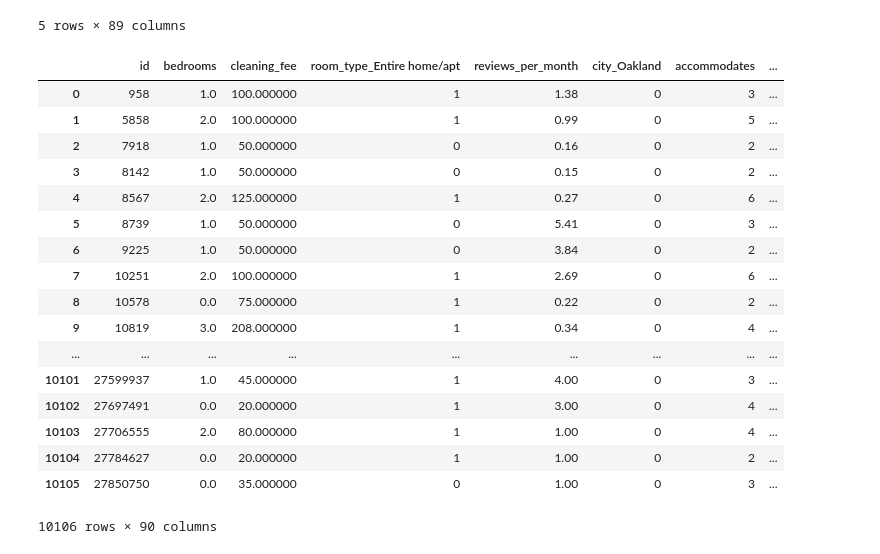
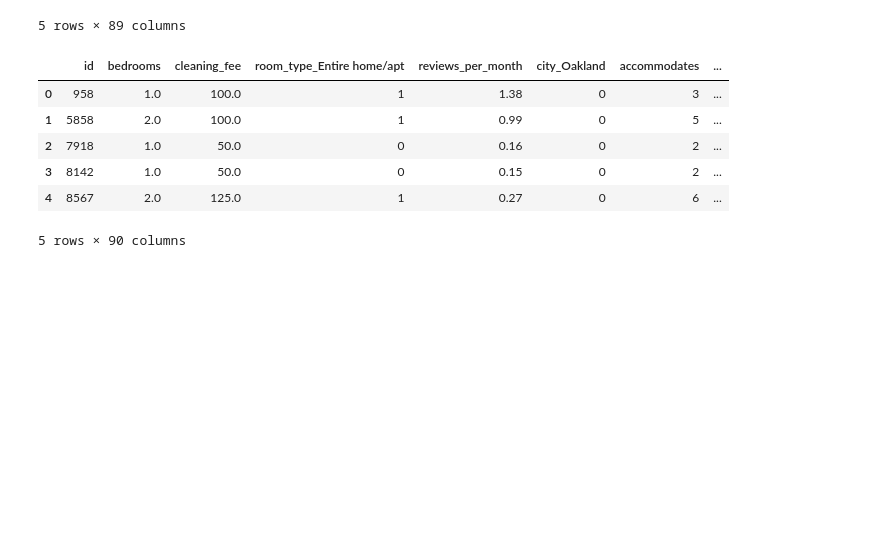
Before and after one commit to xzhou110/Airbnb, a Jupyter notebook: 01. airbnb_house_listings.ipynb, the cells around one changed output. Drawn from its saved outputs; the diff is of its cells as text; code cells hidden in the pictures; blank space fills up the shorter version.

```diff
--- a/01. airbnb_house_listings.ipynb
+++ b/01. airbnb_house_listings.ipynb
@@ -803,45 +773,34 @@ df_important_features.head()
 # %%
 # Added District and jurisdiction informaiton for future use
 
 df_listings_top_features = pd.merge(left=df_important_features,
                                     right=df_district,
                                     how ='left',
                                     left_on='id',
                                     right_on='id')
 
 
 df_listings_top_features = pd.merge(left=df_important_features,
                                     right=df_jurisdiction,
                                     how ='left',
                                     left_on='id',
                                     right_on='id')
 
 
 # Renamed columns used for furture reference to avoid confusion
 
 df_listings_top_features.rename(columns={'district':'ref_dist',
                                         'jurisdiction_names': 'ref_juri'},
                                inplace=True)
-df_listings_top_features
+df_listings_top_features.head()
 # %% [output]
 |  | id | bedrooms | cleaning_fee | room_type_Entire home/apt | reviews_per_month | city_Oakland | accommodates | ... |
-| 0 | 958 | 1.0 | 100.000000 | 1 | 1.38 | 0 | 3 | ... |
-| 1 | 5858 | 2.0 | 100.000000 | 1 | 0.99 | 0 | 5 | ... |
-| 2 | 7918 | 1.0 | 50.000000 | 0 | 0.16 | 0 | 2 | ... |
-| 3 | 8142 | 1.0 | 50.000000 | 0 | 0.15 | 0 | 2 | ... |
-| 4 | 8567 | 2.0 | 125.000000 | 1 | 0.27 | 0 | 6 | ... |
-| 5 | 8739 | 1.0 | 50.000000 | 0 | 5.41 | 0 | 3 | ... |
-| 6 | 9225 | 1.0 | 50.000000 | 0 | 3.84 | 0 | 2 | ... |
-| 7 | 10251 | 2.0 | 100.000000 | 1 | 2.69 | 0 | 6 | ... |
-| 8 | 10578 | 0.0 | 75.000000 | 1 | 0.22 | 0 | 2 | ... |
-| 9 | 10819 | 3.0 | 208.000000 | 1 | 0.34 | 0 | 4 | ... |
-| ... | ... | ... | ... | ... | ... | ... | ... | ... |
-| 10101 | 27599937 | 1.0 | 45.000000 | 1 | 4.00 | 0 | 3 | ... |
-| 10102 | 27697491 | 0.0 | 20.000000 | 1 | 3.00 | 0 | 4 | ... |
-| 10103 | 27706555 | 2.0 | 80.000000 | 1 | 1.00 | 0 | 4 | ... |
-| 10104 | 27784627 | 0.0 | 20.000000 | 1 | 1.00 | 0 | 2 | ... |
-| 10105 | 27850750 | 0.0 | 35.000000 | 0 | 1.00 | 0 | 3 | ... |
+| 0 | 958 | 1.0 | 100.0 | 1 | 1.38 | 0 | 3 | ... |
+| 1 | 5858 | 2.0 | 100.0 | 1 | 0.99 | 0 | 5 | ... |
+| 2 | 7918 | 1.0 | 50.0 | 0 | 0.16 | 0 | 2 | ... |
+| 3 | 8142 | 1.0 | 50.0 | 0 | 0.15 | 0 | 2 | ... |
+| 4 | 8567 | 2.0 | 125.0 | 1 | 0.27 | 0 | 6 | ... |
-10106 rows × 90 columns
+5 rows × 90 columns
 # %%
 # Checked for null values before data storage
 
```
Also changed, not shown: parts of 3 cells of this notebook.
